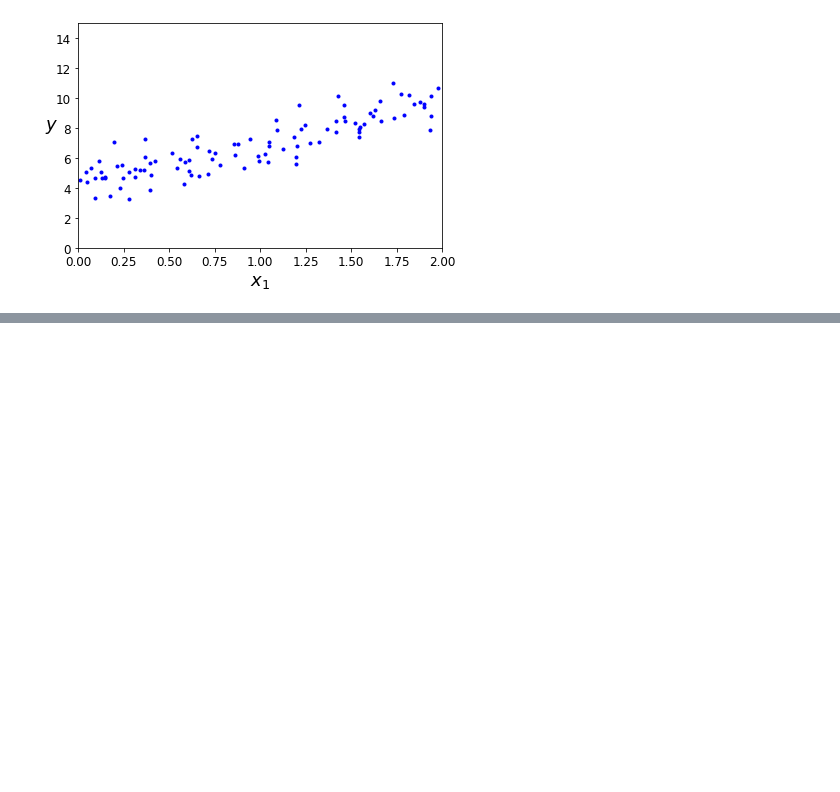
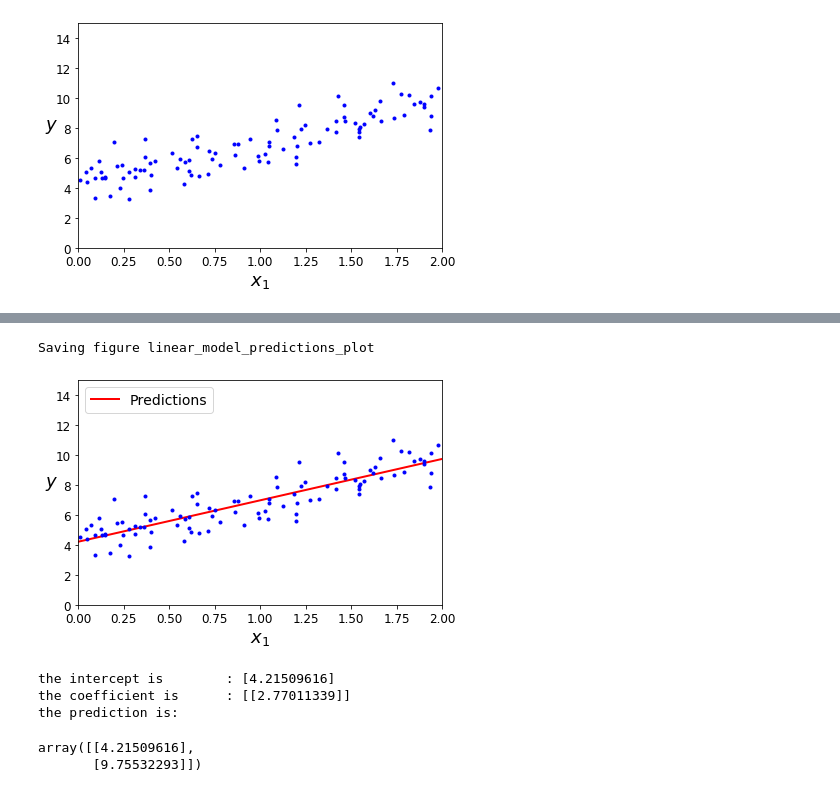
Before and after one commit to hopezh/learn_hands_on_ML_v2, a Jupyter notebook: ch4_training_models.ipynb, the cells around one changed output, grey strips where cells are left out. Drawn from its saved outputs; the diff is of its cells as text; code cells hidden in the pictures; blank space fills up the shorter version.

```diff
--- a/ch4_training_models.ipynb
+++ b/ch4_training_models.ipynb
@@ -91,0 +119,30 @@ Saving figure generated_data_plot
+# %%
+
+plt.plot(X_new, y_predict, "r-", linewidth=2, label="Predictions")
+plt.plot(X, y, "b.")
+plt.xlabel("$x_1$", fontsize=18)
+plt.ylabel("$y$", rotation=0, fontsize=18)
+plt.legend(loc="upper left", fontsize=14)
+plt.axis([0, 2, 0, 15])
+save_fig("linear_model_predictions_plot")
+plt.show()
+# %% [output]
+Saving figure linear_model_predictions_plot
+[figure, added]
+# %%
+# perform linear regression using scikit-learn
+
+from sklearn.linear_model import LinearRegression
+
+lin_reg = LinearRegression()
+lin_reg.fit(X, y)
+print('the intercept is',   '\t:', lin_reg.intercept_)
+print('the coefficient is', '\t:', lin_reg.coef_)
+print('the prediction is:', '\n')
+lin_reg.predict(X_new)
+# %% [output]
+the intercept is        : [4.21509616]
+the coefficient is      : [[2.77011339]]
+the prediction is:
+array([[4.21509616],
+       [9.75532293]])
```
Also changed, not shown: parts of 3 cells of this notebook, 1 other file.
